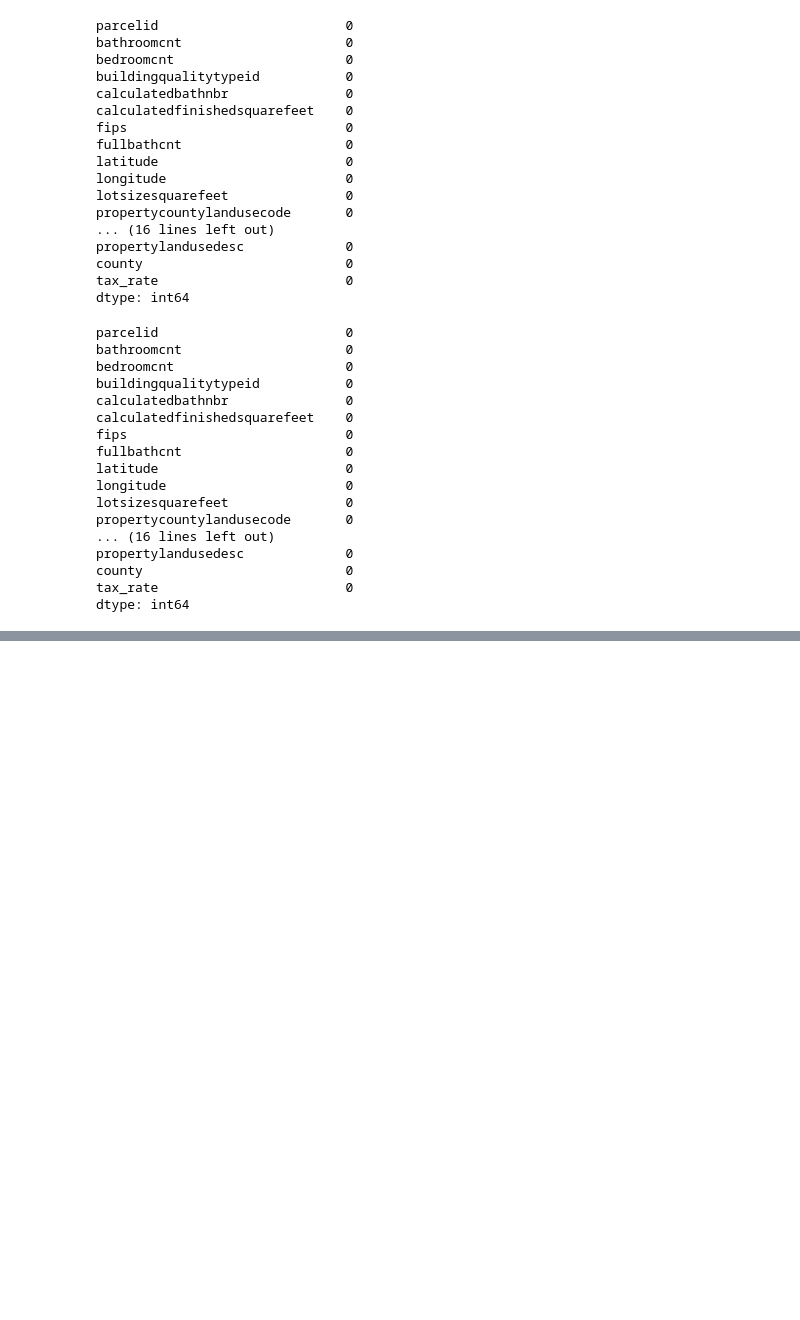
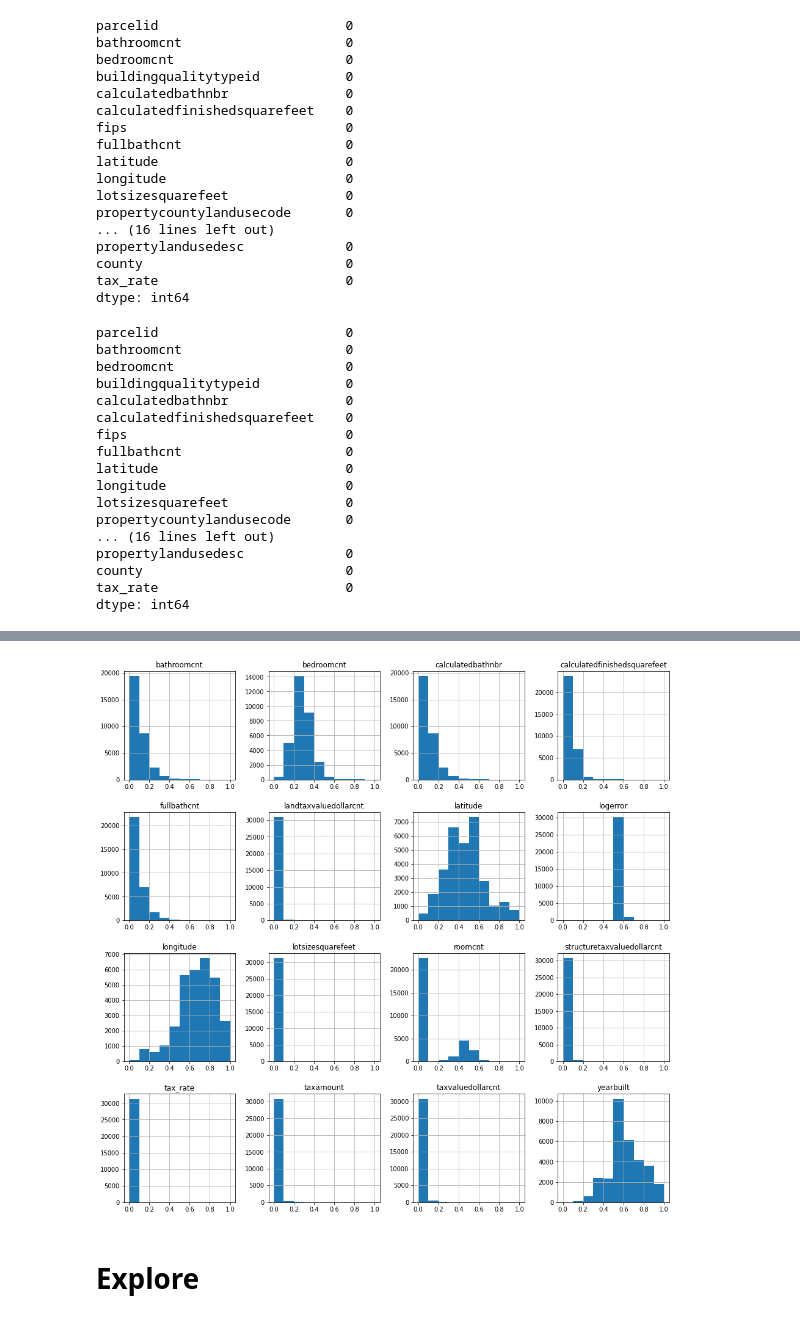
Before and after one commit to armadillo-zillow/zillow_clustering_project, a Jupyter notebook: alec_working_file.ipynb, the cells around one changed output, grey strips where cells are left out. Saved outputs shown, nothing was run; the diff lists cells and outputs as text; code cells hidden in the pictures; blank space fills up the shorter version.

```diff
--- a/alec_working_file.ipynb
+++ b/alec_working_file.ipynb
@@ -164,0 +158,8 @@ dtype: int64
+# %%
+train = wr.convert_dtypes(train, columns=["parcelid", "buildingqualitytypeid", "unitcnt", "assessmentyear", "rawcensustractandblock", "censustractandblock"], dtype="object")
+train.hist(figsize=(16, 16))
+plt.show()
+# %% [output]
+[figure, added]
+# %% [markdown]
+# Explore
```
Also changed, not shown: parts of 12 cells of this notebook.
